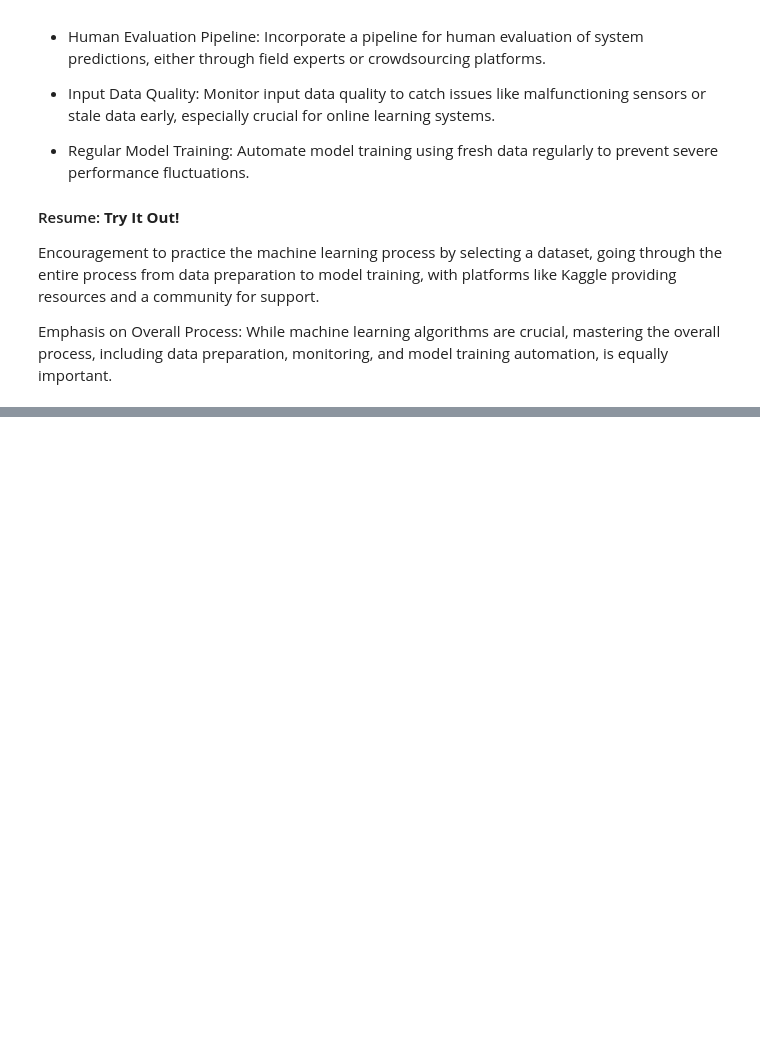
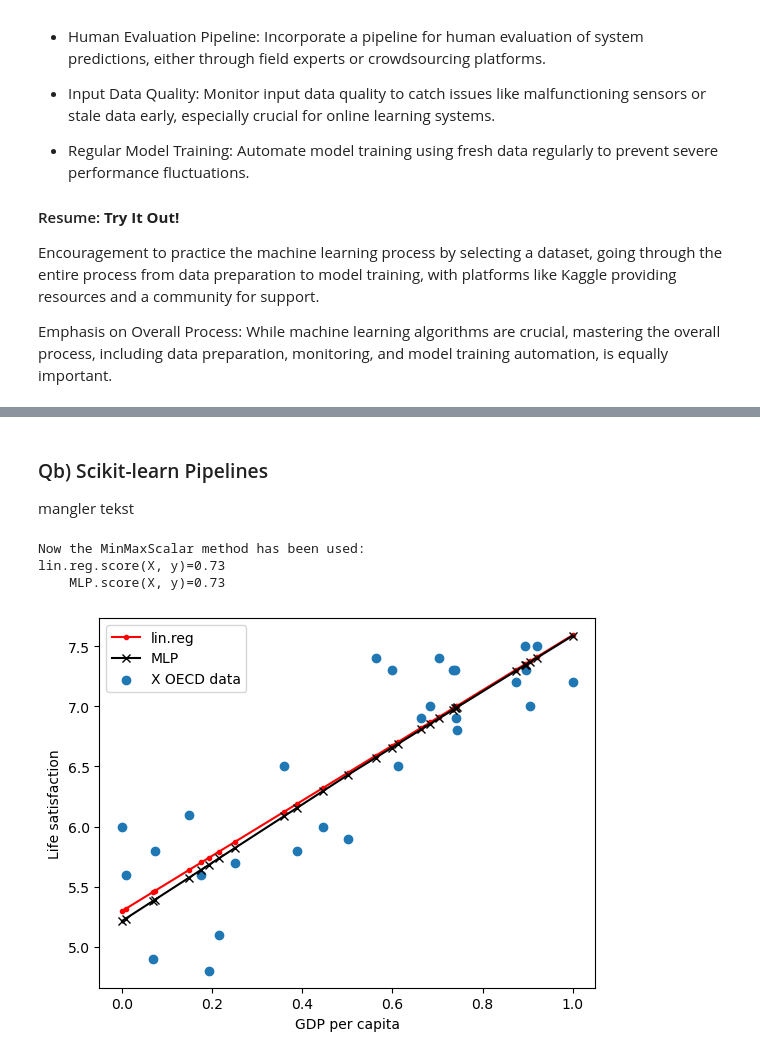
Before and after one commit to kaaecreme/6-Semester, a Jupyter notebook: MAL/02/02 - Samlet dokument.ipynb, the cells around one changed output, grey strips where cells are left out. Saved outputs shown, nothing was run; the diff lists cells and outputs as text; code cells hidden in the pictures; blank space fills up the shorter version.

Commit message:
Indsat L05 pipelines

```diff
--- a/MAL/02/02 - Samlet dokument.ipynb
+++ b/MAL/02/02 - Samlet dokument.ipynb
@@ -224,0 +357,21 @@ This saint bernard dog represents a better image than the previous mentioned dog
+# %% [markdown]
+### Qb) Scikit-learn Pipelines
+mangler tekst
+# %%
+from sklearn.preprocessing import MinMaxScaler
+from sklearn.pipeline import Pipeline
+
+scaler = MinMaxScaler()
+scaler.fit(X)
+X_scaled = scaler.transform(X)
+
+mlp.fit(X_scaled, y)
+linreg.fit(X_scaled, y)
+
+print("Now the MinMaxScalar method has been used: ")
+PlotModels(linreg, mlp, X_scaled, y, "lin.reg", "MLP")
+# %% [output]
+Now the MinMaxScalar method has been used:
+lin.reg.score(X, y)=0.73
+    MLP.score(X, y)=0.73
+[figure, added]
```
Also changed, not shown: parts of 10 cells of this notebook, 1 other file.
